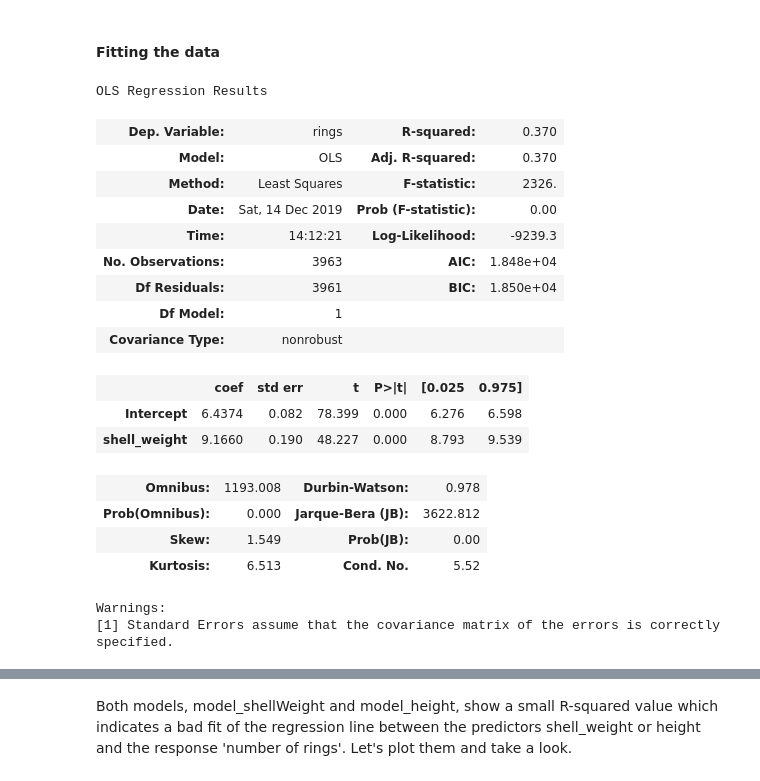
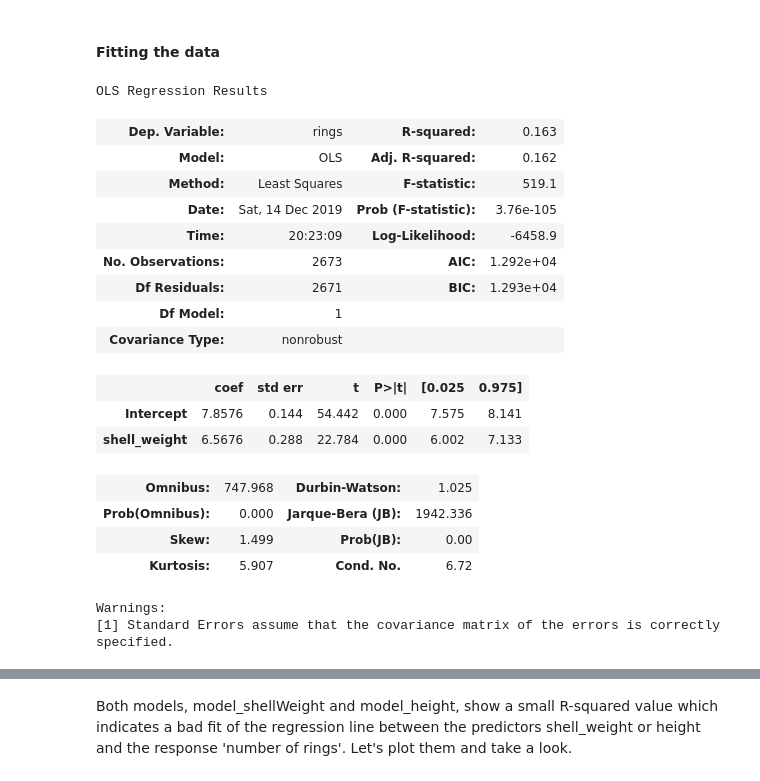
Before and after one commit to SHollatz/project_CSPB3022_abalone, a Jupyter notebook: abalone.ipynb, the cells around one changed output, grey strips where cells are left out. Drawn from its saved outputs; the diff is of its cells as text; code cells hidden in the pictures.

```diff
--- a/abalone.ipynb
+++ b/abalone.ipynb
@@ -716,2 +714,6 @@ There exist high colinearities or probably strong polynomial relationships betwe
 # %% [markdown]
 ### Simple Linear Regression Model
+# %%
+# Selecting adults from the dataset
+df_abalone_adults = df_abalone_scaled[(df_abalone_scaled.sex == 'M') | (df_abalone_scaled.sex == 'F')]
+df_abalone_adults.groupby('sex').count()
@@ -718,26 +725,26 @@ There exist high colinearities or probably strong polynomial relationships betwe
 # %% [markdown]
 #### Fitting the data
 # %%
-model_shellWeight = smf.ols(formula='rings~shell_weight', data=df_abalone_scaled).fit()
+model_shellWeight = smf.ols(formula='rings~shell_weight', data=df_abalone_adults).fit()
 model_shellWeight.summary()
 # %% [output]
 OLS Regression Results
-| Dep. Variable: | rings | R-squared: | 0.370 |
-| Model: | OLS | Adj. R-squared: | 0.370 |
-| Method: | Least Squares | F-statistic: | 2326. |
-| Date: | Sat, 14 Dec 2019 | Prob (F-statistic): | 0.00 |
-| Time: | 14:12:21 | Log-Likelihood: | -9239.3 |
-| No. Observations: | 3963 | AIC: | 1.848e+04 |
-| Df Residuals: | 3961 | BIC: | 1.850e+04 |
+| Dep. Variable: | rings | R-squared: | 0.163 |
+| Model: | OLS | Adj. R-squared: | 0.162 |
+| Method: | Least Squares | F-statistic: | 519.1 |
+| Date: | Sat, 14 Dec 2019 | Prob (F-statistic): | 3.76e-105 |
+| Time: | 20:23:09 | Log-Likelihood: | -6458.9 |
+| No. Observations: | 2673 | AIC: | 1.292e+04 |
+| Df Residuals: | 2671 | BIC: | 1.293e+04 |
 | Df Model: | 1 |  |  |
 | Covariance Type: | nonrobust |  |  |
 |  | coef | std err | t | P>|t| | [0.025 | 0.975] |
-| Intercept | 6.4374 | 0.082 | 78.399 | 0.000 | 6.276 | 6.598 |
-| shell_weight | 9.1660 | 0.190 | 48.227 | 0.000 | 8.793 | 9.539 |
+| Intercept | 7.8576 | 0.144 | 54.442 | 0.000 | 7.575 | 8.141 |
+| shell_weight | 6.5676 | 0.288 | 22.784 | 0.000 | 6.002 | 7.133 |
-| Omnibus: | 1193.008 | Durbin-Watson: | 0.978 |
-| Prob(Omnibus): | 0.000 | Jarque-Bera (JB): | 3622.812 |
-| Skew: | 1.549 | Prob(JB): | 0.00 |
-| Kurtosis: | 6.513 | Cond. No. | 5.52 |
+| Omnibus: | 747.968 | Durbin-Watson: | 1.025 |
+| Prob(Omnibus): | 0.000 | Jarque-Bera (JB): | 1942.336 |
+| Skew: | 1.499 | Prob(JB): | 0.00 |
+| Kurtosis: | 5.907 | Cond. No. | 6.72 |
 Warnings:
 [1] Standard Errors assume that the covariance matrix of the errors is correctly specified.
 # %%
```
Also changed, not shown: parts of 52 cells of this notebook.
